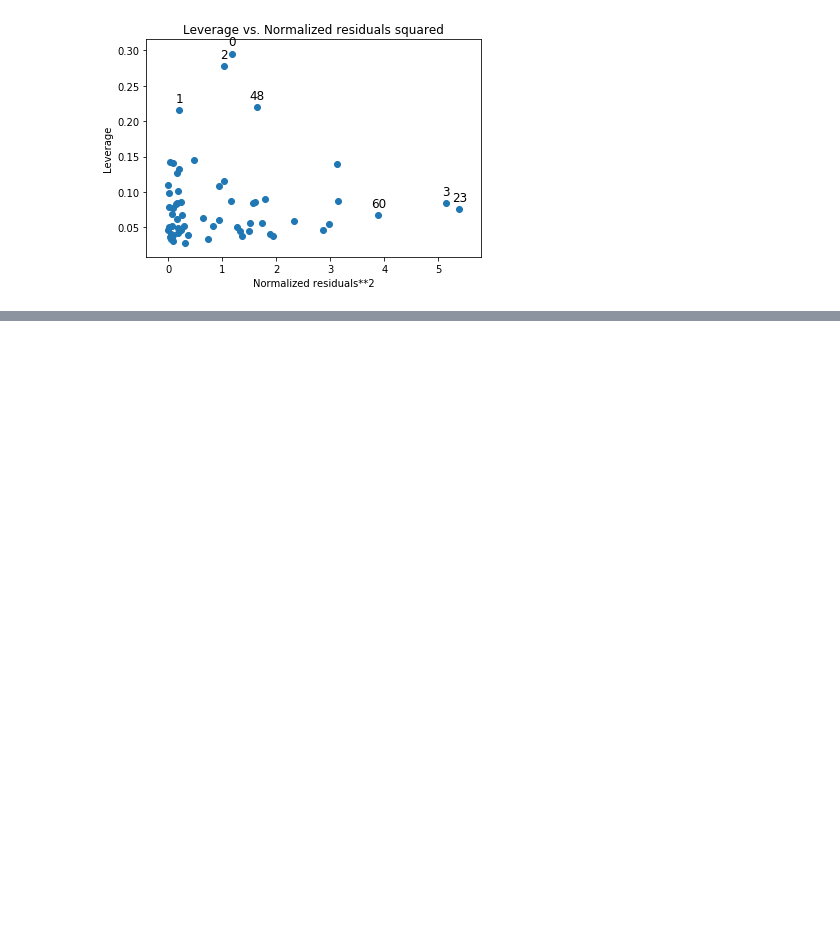
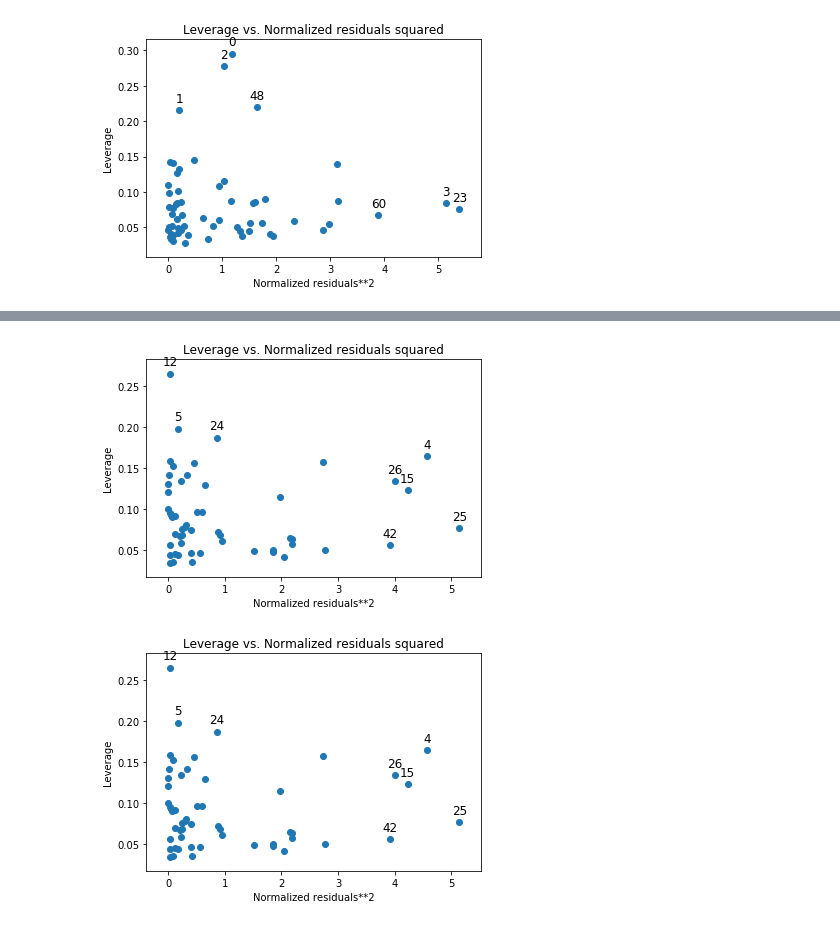
Before and after one commit to yulmee/springboard, a Jupyter notebook: Cap_Stone_1/Unit_10_Modeling_WC.ipynb, the cells around one changed output, grey strips where cells are left out. Cells and saved outputs as stored; diff of their text form; code cells hidden in the pictures; blank space fills up the shorter version.

```diff
--- a/Cap_Stone_1/Unit_10_Modeling_WC.ipynb
+++ b/Cap_Stone_1/Unit_10_Modeling_WC.ipynb
@@ -311,0 +388,5 @@ plot_leverage_resid2(alameda_f_m)
+# %%
+plot_leverage_resid2(alameda_f_m2)
+# %% [output]
+[figure, added]
+[figure, added]
```
Also changed, not shown: parts of 42 cells of this notebook.
